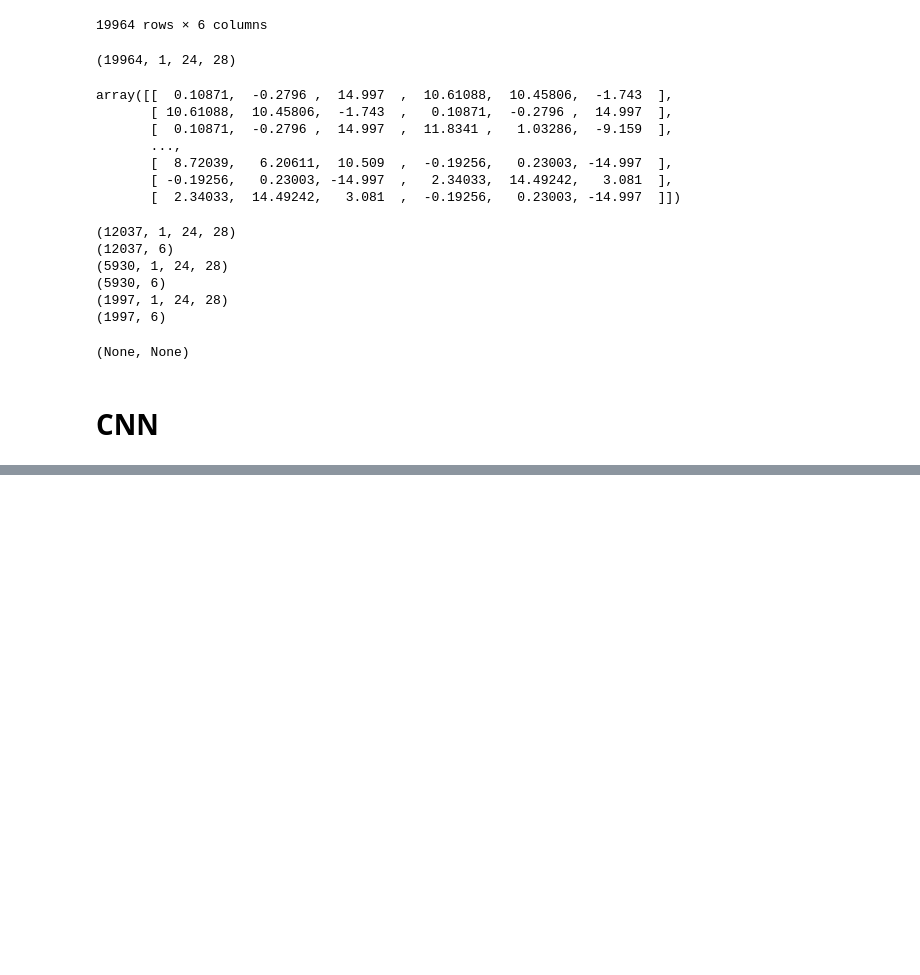
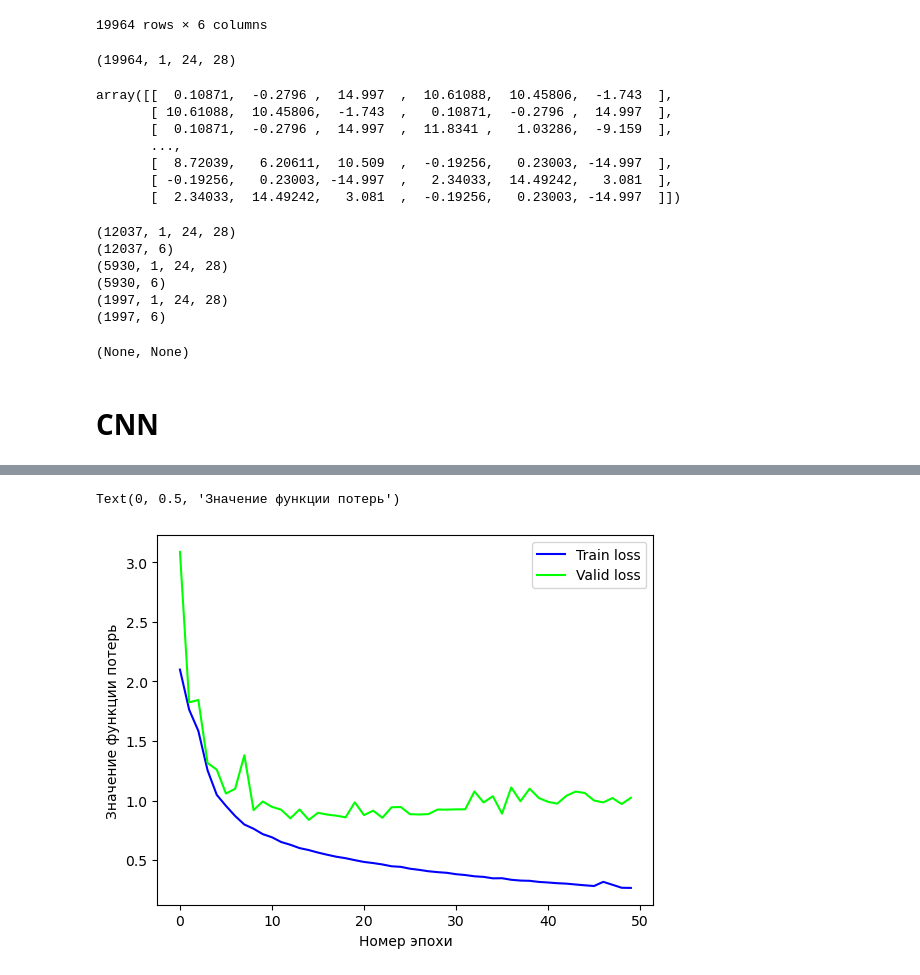
Before and after one commit to mawerid/muon_NN_NEVOD, a Jupyter notebook: model/CNN_V2.ipynb, the cells around one changed output, grey strips where cells are left out. Drawn from its saved outputs; the diff is of its cells as text; code cells hidden in the pictures; blank space fills up the shorter version.

```diff
--- a/model/CNN_V2.ipynb
+++ b/model/CNN_V2.ipynb
@@ -176,0 +168,29 @@ model = keras.Sequential([
+# %%
+class Model(nn.Module):
+    def __init__(self):
+        super(Model, self).__init__()
+        self.conv_1 = nn.Conv2d(1, 32, 7)
+        self.max_pool_1 = nn.MaxPool2d(2, stride=2)
+        self.conv_2 = nn.Conv2d(32, 64, 3)
+        self.max_pool_2 = nn.MaxPool2d(2, stride=2)
+        self.hidden_1 = nn.Linear(768, 128)
+        self.hidden_2 = nn.Linear(128, 64)
+        self.hidden_3 = nn.Linear(64, 64)
+        self.hidden_4 = nn.Linear(64, 64)
+        self.output = nn.Linear(64, 6)
+
+    def forward(self, x):
+        x = torch.relu(self.conv_1(x))
+        x = self.max_pool_1(x)
+        x = torch.relu(self.conv_2(x))
+        x = self.max_pool_2(x)
+        x = torch.reshape(x, (x.shape[0], 768))
+        x = torch.relu(self.hidden_1(x))
+        x = torch.relu(self.hidden_2(x))
+        x = torch.relu(self.hidden_3(x))
+        x = torch.relu(self.hidden_4(x))
+        output = self.output(x)
+        return output
+# %%
+model = Model()
+model
@@ -176,0 +209,3 @@ model = keras.Sequential([
+# %%
+loss_function = nn.MSELoss()
+optimizer = torch.optim.Adam(model.parameters(), lr=lr)
@@ -176,0 +303,4 @@ model = keras.Sequential([
+# %%
+losses = pd.DataFrame([losses_train, losses_valid],
+                      index=["Train loss", "Valid loss"]).T
+losses
@@ -176,0 +325,7 @@ model = keras.Sequential([
+# %%
+ax = losses.plot(colormap="brg")
+ax.set_xlabel("Номер эпохи")
+ax.set_ylabel("Значение функции потерь")
+# %% [output]
+Text(0, 0.5, 'Значение функции потерь')
+[figure, added]
```
Also changed, not shown: parts of 9 cells of this notebook, 3 other files.
